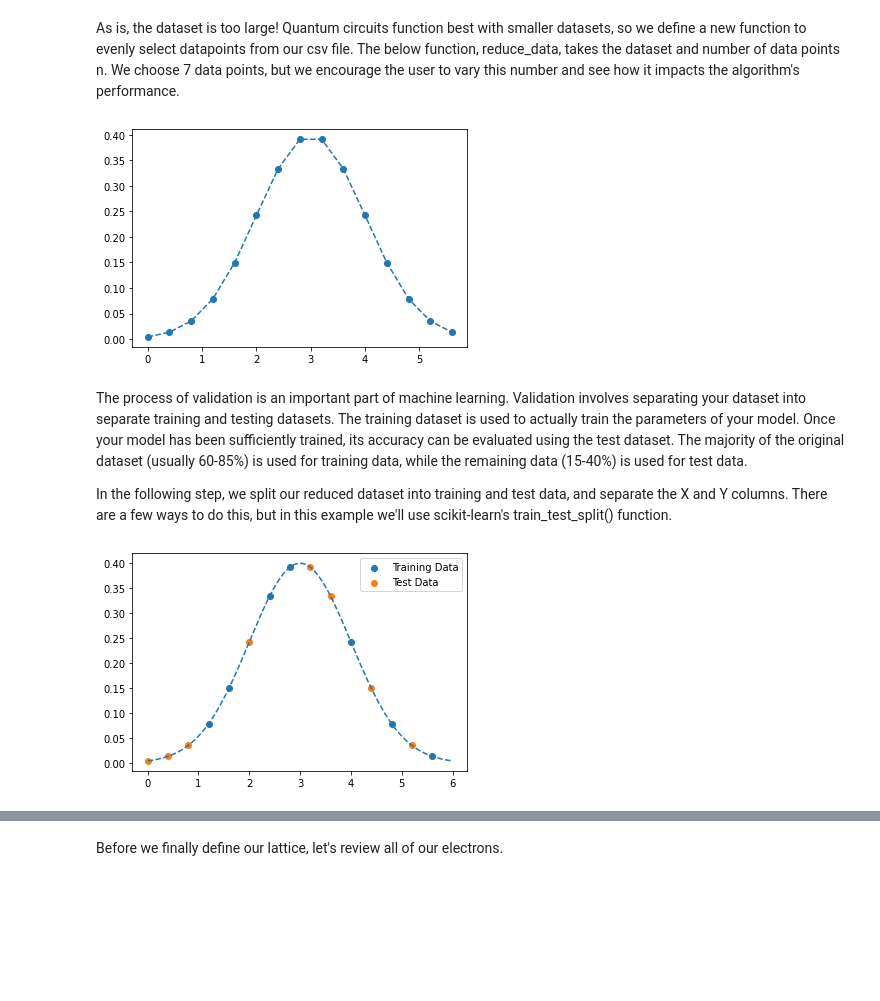
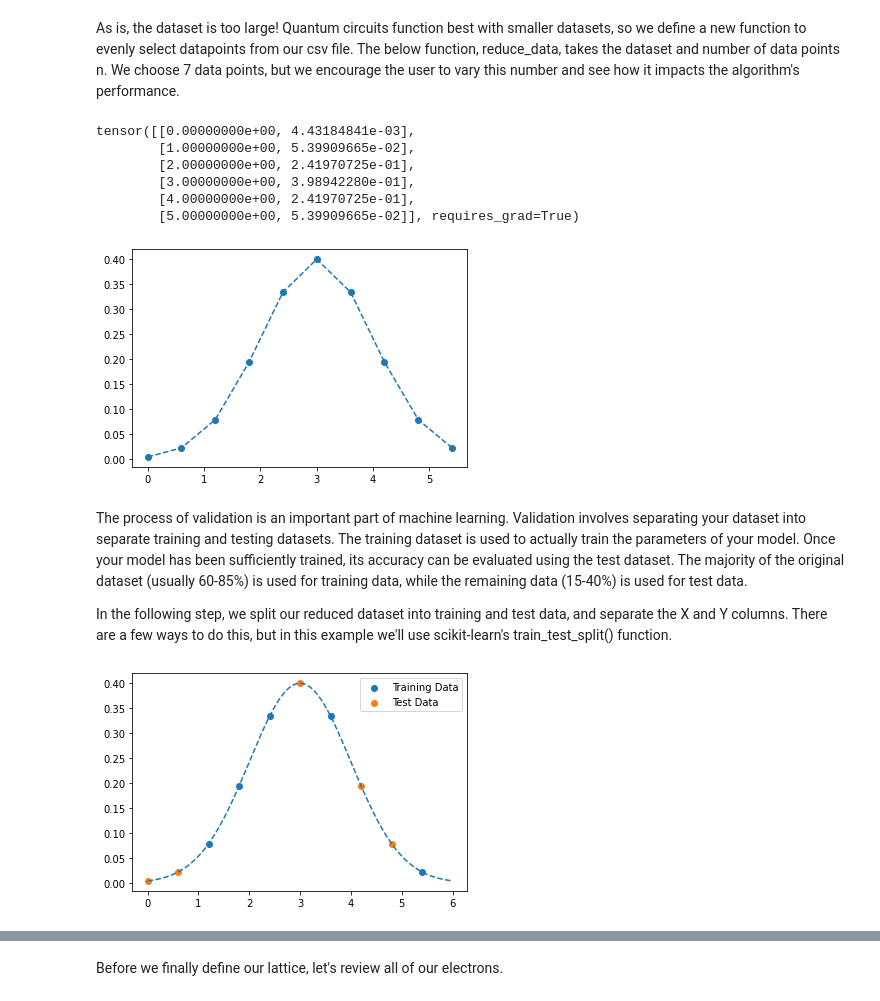
Before and after one commit to AgnostiqHQ/covalent, a Jupyter notebook: doc/source/tutorials/qml_2/function_fitting.ipynb, the cells around one changed output, grey strips where cells are left out. Drawn from its saved outputs; the diff is of its cells as text; code cells hidden in the pictures; blank space fills up the shorter version.

Commit message:
changed input data

```diff
--- a/doc/source/tutorials/qml_2/function_fitting.ipynb
+++ b/doc/source/tutorials/qml_2/function_fitting.ipynb
@@ -19,23 +19,32 @@ def load_data(filename):
     return data
 # %%
-data = load_data('gaussian.csv')
-print(len(data))
+data = np.loadtxt('gauss.txt', delimiter=',')
+print(len(data[:,0]))
 # %% [output]
 600
 # %% [markdown]
 As is, the dataset is too large! Quantum circuits function best with smaller datasets, so we define a new function to evenly select datapoints from our csv file. The below function, reduce_data, takes the dataset and number of data points n. We choose 7 data points, but we encourage the user to vary this number and see how it impacts the algorithm's performance.
 # %%
-@ct.electron
+#@ct.electron
 def reduce_data(data, n):
     interval = int(len(data)/n)
-    return data.iloc[::interval, :]
+    return data[0::interval]
+# %%
+reduce_data(data,6)
+# %% [output]
+tensor([[0.00000000e+00, 4.43184841e-03],
+        [1.00000000e+00, 5.39909665e-02],
+        [2.00000000e+00, 2.41970725e-01],
+        [3.00000000e+00, 3.98942280e-01],
+        [4.00000000e+00, 2.41970725e-01],
+        [5.00000000e+00, 5.39909665e-02]], requires_grad=True)
 # %%
-red_data = reduce_data(data, 15)
-plt.scatter(red_data['X'], red_data['Y'])
-plt.plot(red_data['X'], red_data['Y'], linestyle='--')
+red_data = reduce_data(data, 10)
+plt.scatter(red_data[:,0], red_data[:,1])
+plt.plot(red_data[:,0], red_data[:,1], linestyle='--')
 plt.show()
 # %% [output]
-[figure, old version]
+[figure, new version]
 # %% [markdown]
 The process of validation is an important part of machine learning. Validation involves separating your dataset into separate training and testing datasets. The training dataset is used to actually train the parameters of your model. Once your model has been sufficiently trained, its accuracy can be evaluated using the test dataset. The majority of the original dataset (usually 60-85%) is used for training data, while the remaining data (15-40%) is used for test data.
 
@@ -50,13 +60,13 @@ def train_test_split(data, train_portion):
 # %%
 X_train, Y_train, X_test, Y_test = train_test_split(red_data, 0.5)
 
-plt.plot(data['X'], data['Y'], linestyle='--')
+plt.plot(data[:,0], data[:,1], linestyle='--')
 plt.scatter(X_train, Y_train, label='Training Data')
 plt.scatter(X_test, Y_test, label='Test Data')
 plt.legend()
 plt.show()
 # %% [output]
-[figure, old version]
+[figure, new version]
 # %%
 print(X_train)
 # %% [output]
```
Also changed, not shown: parts of 13 cells of this notebook, 1 other file.
